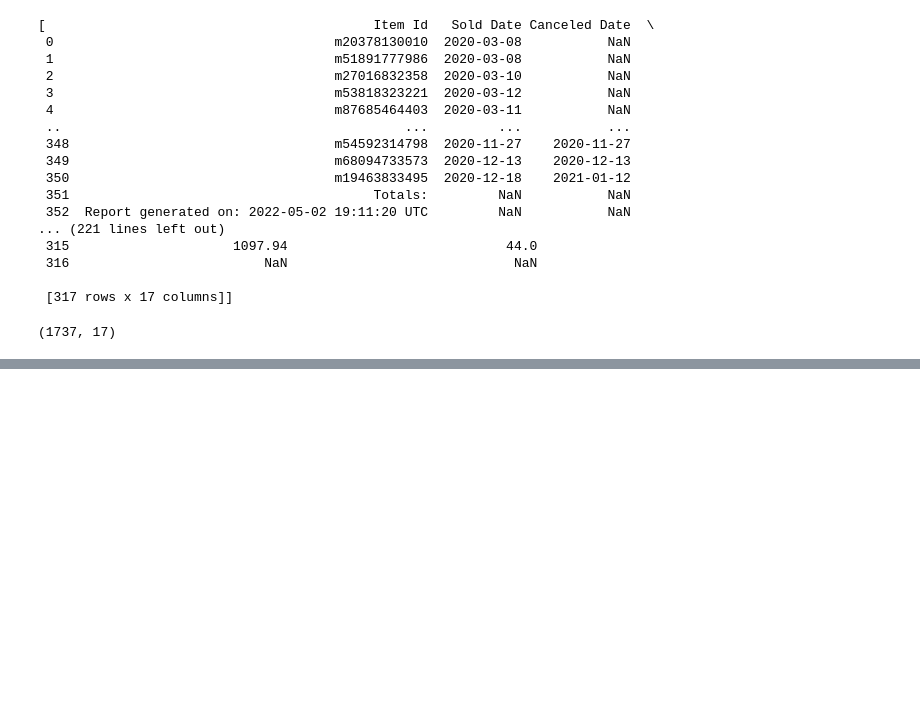
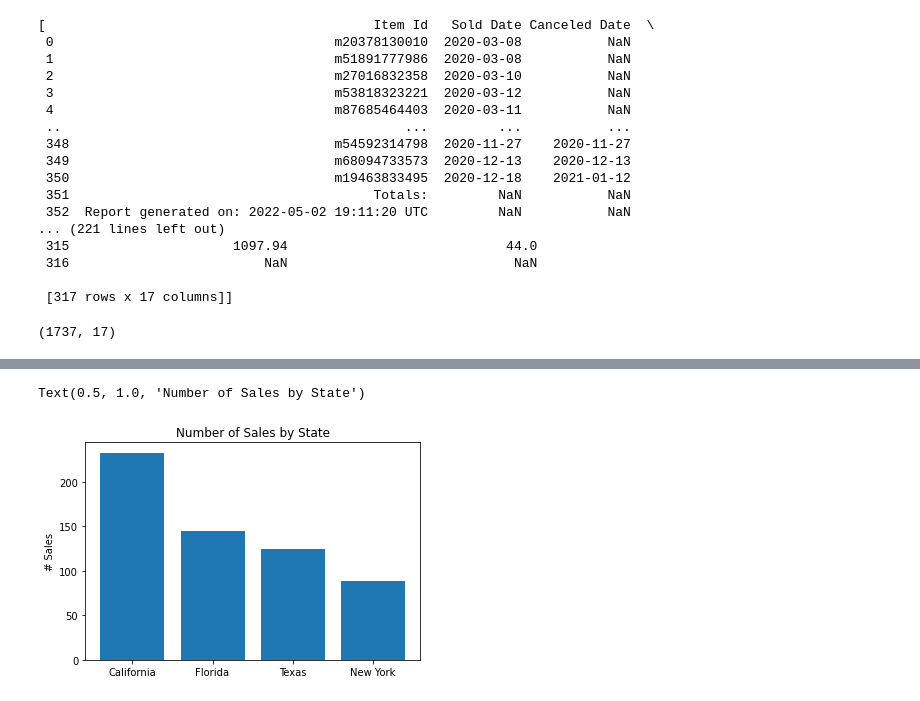
Before and after one commit to ryanbbb/Freelance-Sales-Analysis, a Jupyter notebook: sales-report.ipynb, the cells around one changed output, grey strips where cells are left out. Saved outputs shown, nothing was run; the diff lists cells and outputs as text; code cells hidden in the pictures; blank space fills up the shorter version.

```diff
--- a/sales-report.ipynb
+++ b/sales-report.ipynb
@@ -33,3 +34,4 @@ df.shape
 (1737, 17)
 # %%
 df = df.dropna(axis = 0, thresh = 2)
+df = df.drop('Shipped from State',1)
@@ -49,0 +38,9 @@ df = df.dropna(axis = 0, thresh = 2)
+# %%
+vals = df.value_counts('Shipped to State')[:4]
+labels = ['California','Florida','Texas','New York']
+plt.bar(labels,vals)
+plt.ylabel('# Sales')
+plt.title('Number of Sales by State')
+# %% [output]
+Text(0.5, 1.0, 'Number of Sales by State')
+[figure, added]
```
Also changed, not shown: parts of 3 cells of this notebook.
